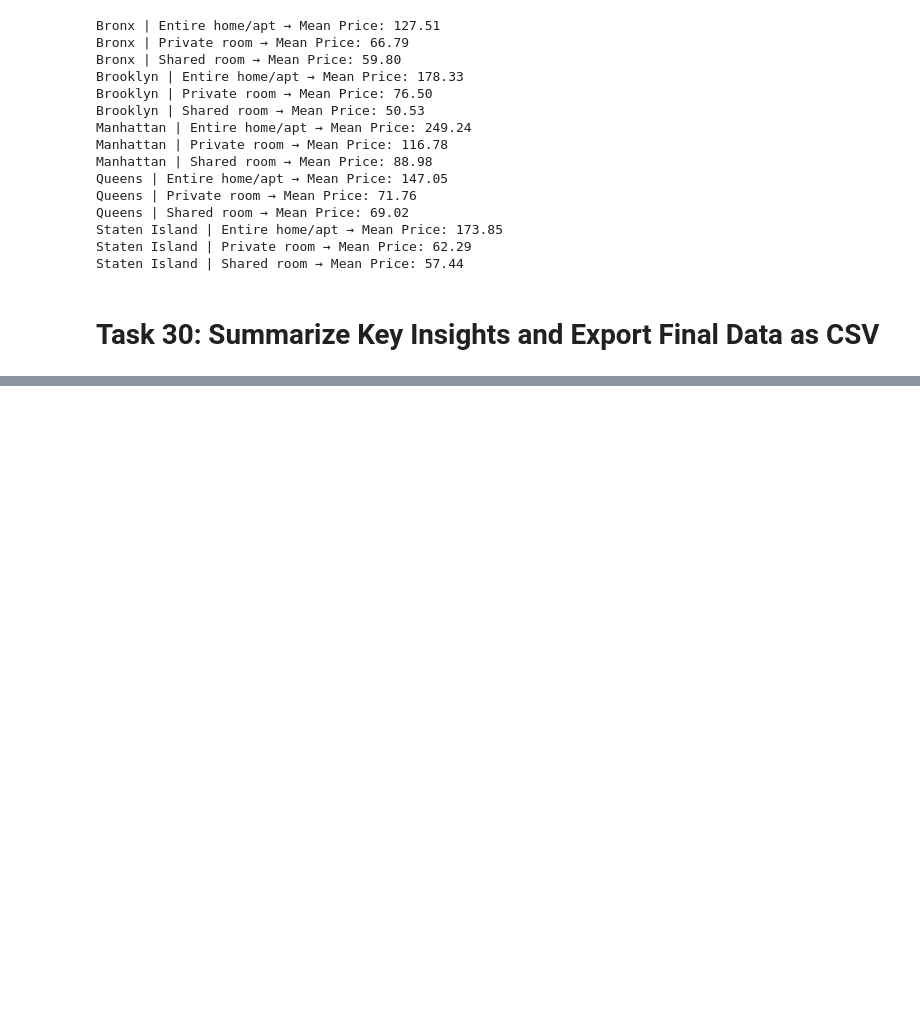
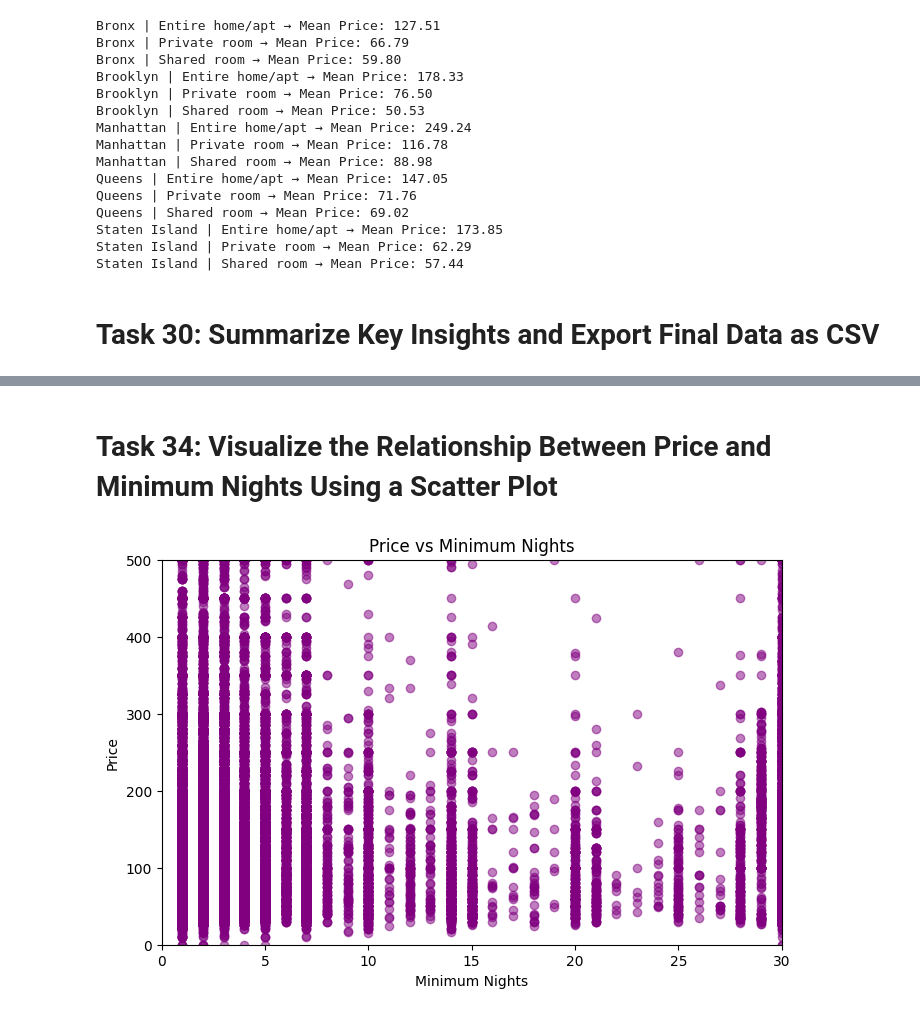
Before and after one commit to ItsMohamedAyman/Projects, a Jupyter notebook: Project_with_NumPy,_Pandas.ipynb, the cells around one changed output, grey strips where cells are left out. Drawn from its saved outputs; the diff is of its cells as text; code cells hidden in the pictures; blank space fills up the shorter version.

```diff
--- a/Project_with_NumPy,_Pandas.ipynb
+++ b/Project_with_NumPy,_Pandas.ipynb
@@ -549,0 +597,17 @@ print("- No strong correlation found between price and availability.")
+# %% [markdown]
+# Task 34: Visualize the Relationship Between Price and Minimum Nights Using a Scatter Plot
+# %%
+import matplotlib.pyplot as plt
+
+plt.figure(figsize=(8, 5))
+plt.scatter(df['minimum_nights'], df['price'], color='purple', alpha=0.5)
+
+plt.title('Price vs Minimum Nights')
+plt.xlabel('Minimum Nights')
+plt.ylabel('Price')
+
+plt.xlim(0, 30)
+plt.ylim(0, 500)
+plt.show()
+# %% [output]
+[figure, added]
```
Also changed, not shown: parts of 7 cells of this notebook.
